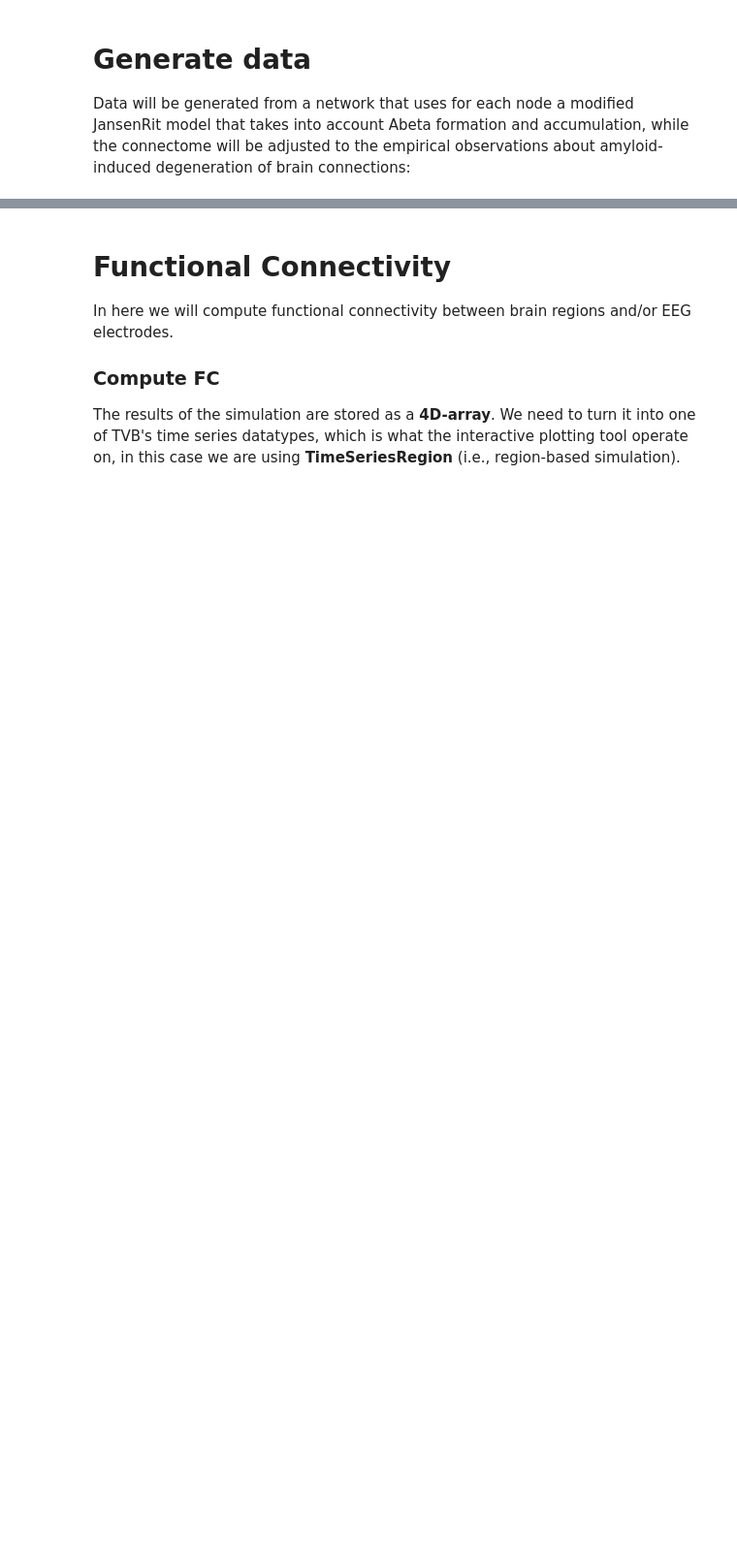
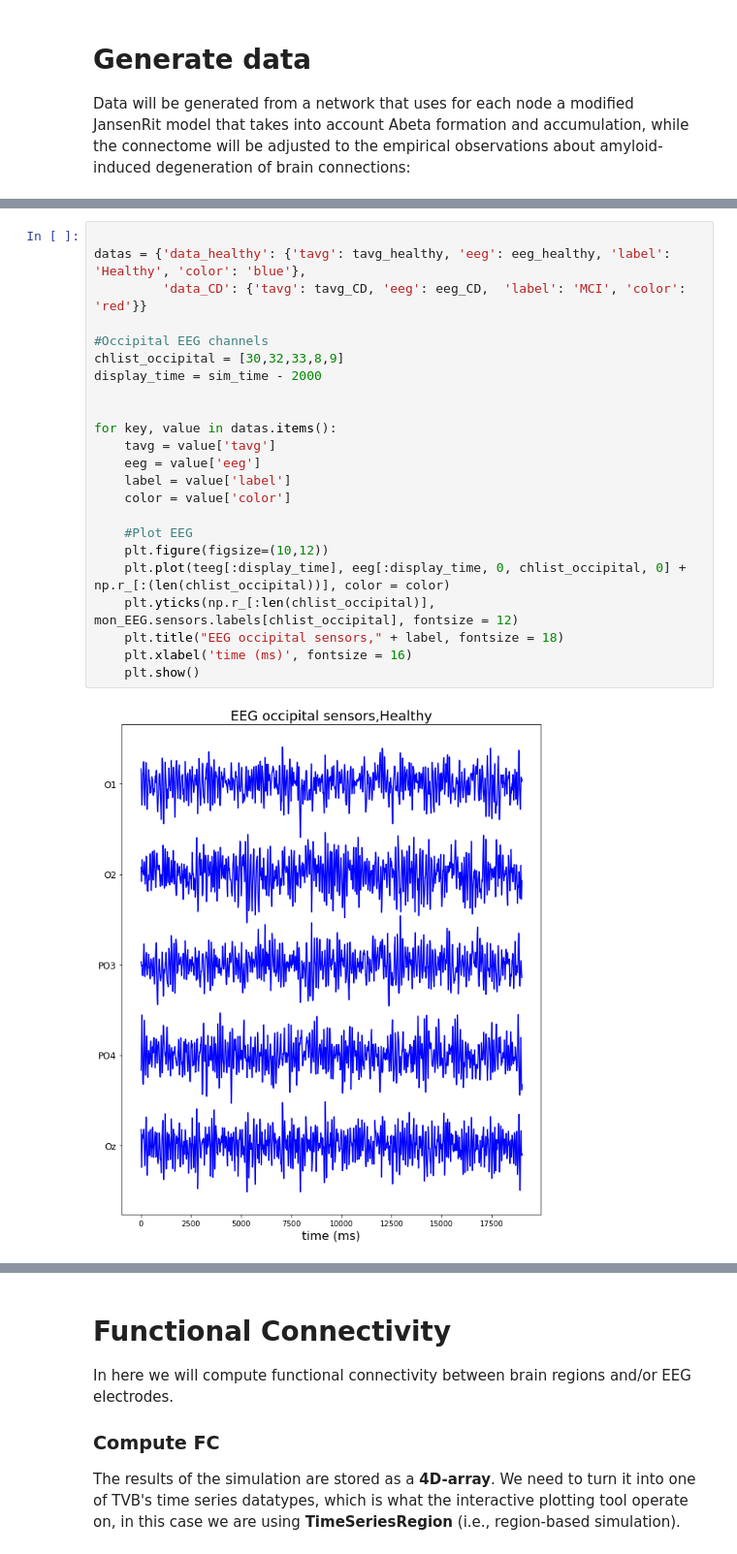
Before and after one commit to LoreAma/Code_AD_simulations, a Jupyter notebook: AD_model_with_stimulus.ipynb, the cells around one changed output, grey strips where cells are left out. Shown at 97% size. Cells and saved outputs as stored; diff of their text form; blank space fills up the shorter version.

```diff
--- a/AD_model_with_stimulus.ipynb
+++ b/AD_model_with_stimulus.ipynb
@@ -391,0 +373,25 @@ WARNING  File 'hemispheres' not found in ZIP.
+# %%
+
+datas = {'data_healthy': {'tavg': tavg_healthy, 'eeg': eeg_healthy, 'label': 'Healthy', 'color': 'blue'},
+         'data_CD': {'tavg': tavg_CD, 'eeg': eeg_CD,  'label': 'MCI', 'color': 'red'}}
+
+#Occipital EEG channels
+chlist_occipital = [30,32,33,8,9]
+display_time = sim_time - 2000
+
+
+for key, value in datas.items():
+    tavg = value['tavg']
+    eeg = value['eeg']
+    label = value['label']
+    color = value['color']
+
+    #Plot EEG
+    plt.figure(figsize=(10,12))
+    plt.plot(teeg[:display_time], eeg[:display_time, 0, chlist_occipital, 0] + np.r_[:(len(chlist_occipital))], color = color)
+    plt.yticks(np.r_[:len(chlist_occipital)], mon_EEG.sensors.labels[chlist_occipital], fontsize = 12)
+    plt.title("EEG occipital sensors," + label, fontsize = 18)
+    plt.xlabel('time (ms)', fontsize = 16)
+    plt.show()
+# %% [output]
+[figure, added]
```
Also changed, not shown: parts of 17 cells of this notebook.
